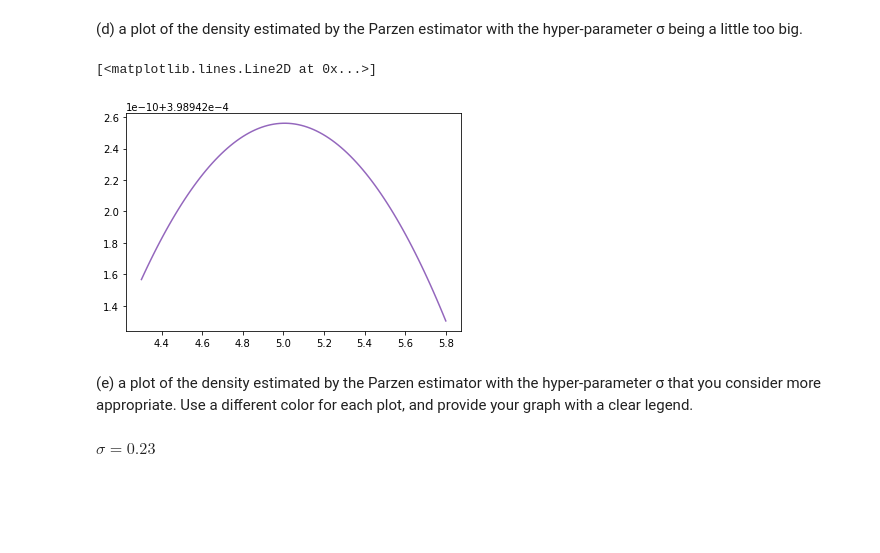
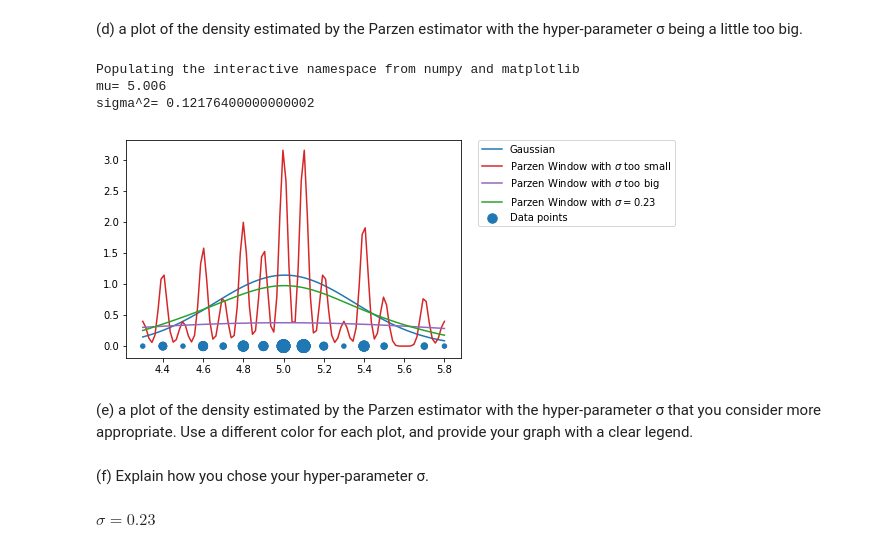
Before and after one commit to quatrejuin/ml_homework_1, a Jupyter notebook: ml_homework_1.ipynb, the cells around one changed output. Cells and saved outputs as stored; diff of their text form; code cells hidden in the pictures; blank space fills up the shorter version.

```diff
--- a/ml_homework_1.ipynb
+++ b/ml_homework_1.ipynb
@@ -397,12 +420,12 @@ class DiagonalGaussian_Est:
             # The inverse of a diagonal matrix is the matrix contains
             #     the inverse of the original diagonal elements.
             inv_big_sigma = np.diag(1/self.sigma_sqs)
-            denominator = np.exp(-0.5*np.transpose(test-self.mus)@inv_big_sigma@(test-self.mus))
+            denominator = np.exp(-0.5*(test-self.mus).T@inv_big_sigma@(test-self.mus))
         else:
             # When d == 1
             det_big_sigma = self.sigma_sqs
             inv_big_sigma = 1/self.sigma_sqs
-            denominator = np.exp(-0.5*np.transpose(test-self.mus)*inv_big_sigma*(test-self.mus))
+            denominator = np.exp(-0.5*(test-self.mus).T*inv_big_sigma*(test-self.mus))
 
         numerator = ((2*math.pi)**(self.d/2)*det_big_sigma**(0.5))
 
@@ -524,6 +514,2 @@ sigma^2= 0.12176400000000002
 # %% [markdown]
 (c) a plot of the density estimated by the Parzen estimator with a hyper-parameter σ (standard deviation) too small.
-# %%
-density_est_parzen_small=Parzen_Est.train(feature_1d,0.01)
-density_est_parzen_small = [density_est_parzen_small.predict(x) for x in range_x]
-pylab.plot(range_x,density_est_parzen_small,c="tab:red")
@@ -533,9 +516,2 @@ pylab.plot(range_x,density_est_parzen_small,c="tab:red")
 # %% [markdown]
 (d) a plot of the density estimated by the Parzen estimator with the hyper-parameter σ being a little too big.
-# %%
-dg_parzen_big=Parzen_Est.train(feature_1d,1000)
-density_est_parzen_big = [dg_parzen_big.predict(x) for x in range_x]
-pylab.plot(range_x,density_est_parzen_big,c="tab:purple")
-# %% [output]
-[<matplotlib.lines.Line2D at 0x...>]
-[figure, removed]
@@ -542,4 +522,53 @@ pylab.plot(range_x,density_est_parzen_big,c="tab:purple")
+# %%
+#choose the class 1, and feature 1
+feature_1d = iris[iris[:,-1]==1,0]
+
+%pylab inline
+#pylab.hist(feature_1d)
+
+feature_1d_y = zeros(len(feature_1d))
+count = Counter(feature_1d)
+feature_1d_size = [count[x]*20 for x in feature_1d]
+# (a) the data points of the subset (displayed on the x axis).
+pylab.scatter(feature_1d,feature_1d_y, s = feature_1d_size, label="Data points")
+
+
+range_x = np.linspace(min(feature_1d),max(feature_1d),100)
+dg=DiagonalGaussian_Est.train(feature_1d)
+density_est = [dg.predict(x) for x in range_x]
+# (b) a plot of the density estimated by your parametric Gaussian estimator.
+pylab.plot(range_x,density_est, label="Gaussian")
+
+density_est_parzen_small=Parzen_Est.train(feature_1d,0.02)
+density_est_parzen_small = [density_est_parzen_small.predict(x) for x in range_x]
+# (c) a plot of the density estimated by the Parzen estimator with a hyper-parameter
+# σ (standard deviation) too small.
+pylab.plot(range_x,density_est_parzen_small,c="tab:red",label="Parzen Window with $\sigma$ too small")
+
+dg_parzen_big=Parzen_Est.train(feature_1d,1)
+density_est_parzen_big = [dg_parzen_big.predict(x) for x in range_x]
+# (d) a plot of the density estimated by the Parzen estimator with the hyper-parameter
+# σ being a little too big.
+pylab.plot(range_x,density_est_parzen_big,c="tab:purple",label="Parzen Window with $\sigma$ too big")
+
+
+dg_parzen_big=Parzen_Est.train(feature_1d,0.23)
+density_est_parzen_big = [dg_parzen_big.predict(x) for x in range_x]
+# (e) a plot of the density estimated by the Parzen estimator with the
+# hyper-parameter σ that you consider more appropriate. Use a diﬀerent color for each plot, and provide your graph with a clear legend.
+pylab.plot(range_x,density_est_parzen_big,c="tab:green",label="Parzen Window with $\sigma=0.23$ ")
+
+pylab.legend(bbox_to_anchor=(1.05, 1), loc=2, borderaxespad=0.)
+
+pylab.show()
+# %% [output]
+Populating the interactive namespace from numpy and matplotlib
+mu= 5.006
+sigma^2= 0.12176400000000002
+[figure, added]
 # %% [markdown]
 (e) a plot of the density estimated by the Parzen estimator with the hyper-parameter σ that you consider more appropriate. Use a diﬀerent color for each plot, and provide your graph with a clear legend.
+# %% [markdown]
+(f) Explain how you chose your hyper-parameter σ.
 # %% [markdown]
 $\sigma = 0.23$
```
Also changed, not shown: parts of 31 cells of this notebook, 1 other file.
